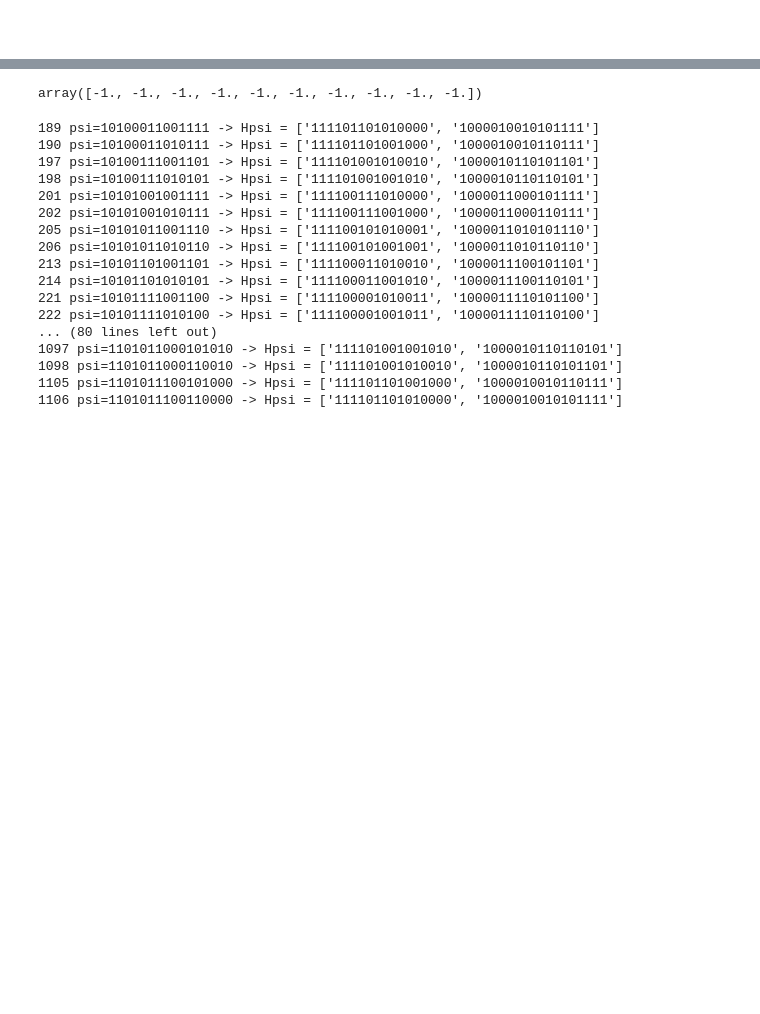
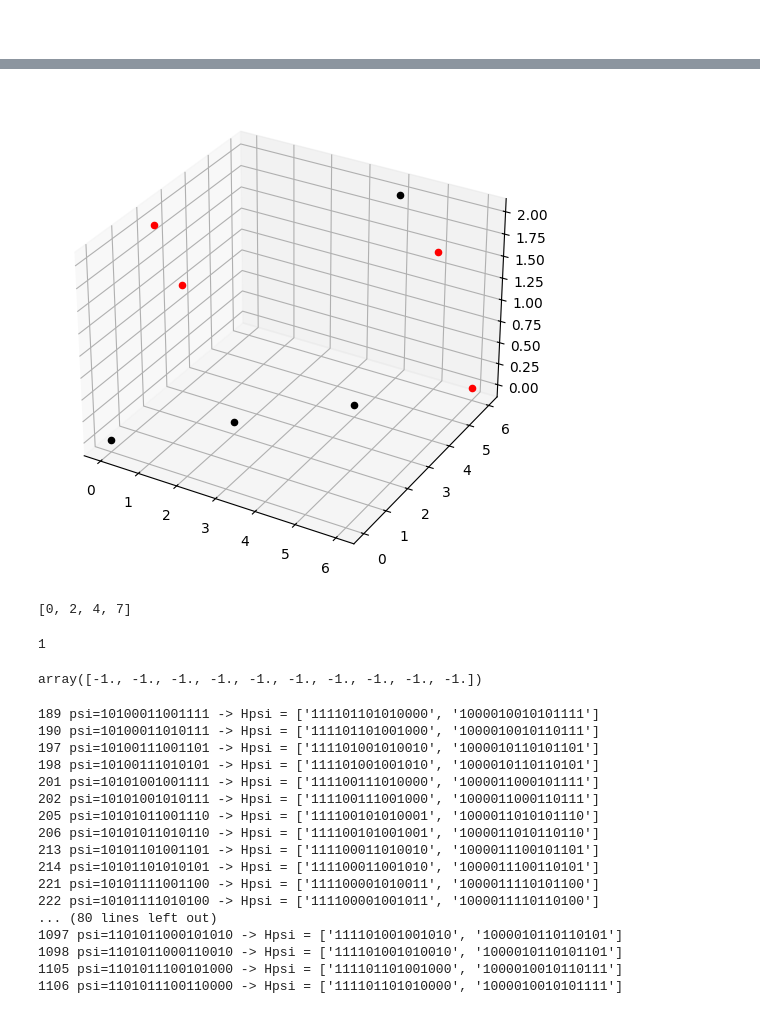
Before and after one commit to Spuriosity1/qsi_subspace_ED, a Jupyter notebook: scripts/spinon_free.ipynb, the cells around one changed output, grey strips where cells are left out. Drawn from its saved outputs; the diff is of its cells as text; code cells hidden in the pictures; blank space fills up the shorter version.

```diff
--- a/scripts/spinon_free.ipynb
+++ b/scripts/spinon_free.ipynb
@@ -163,3 +201,16 @@ show_lattice(full_lat)
+# %%
+show_state(full_lat.lattice, 75)
+# %% [output]
+[figure, added]
+# %%
+T_up, T_down = pyrochlore.get_tetras(full_lat.lattice)
+T_down[0].members
+# %% [output]
+[0, 2, 4, 7]
+# %%
+(75 & as_mask(T_down[0].members)).bit_count()
+# %% [output]
+1
 # %%
 
 # @jax.jit
```
Also changed, not shown: parts of 7 cells of this notebook, 7 other files.
